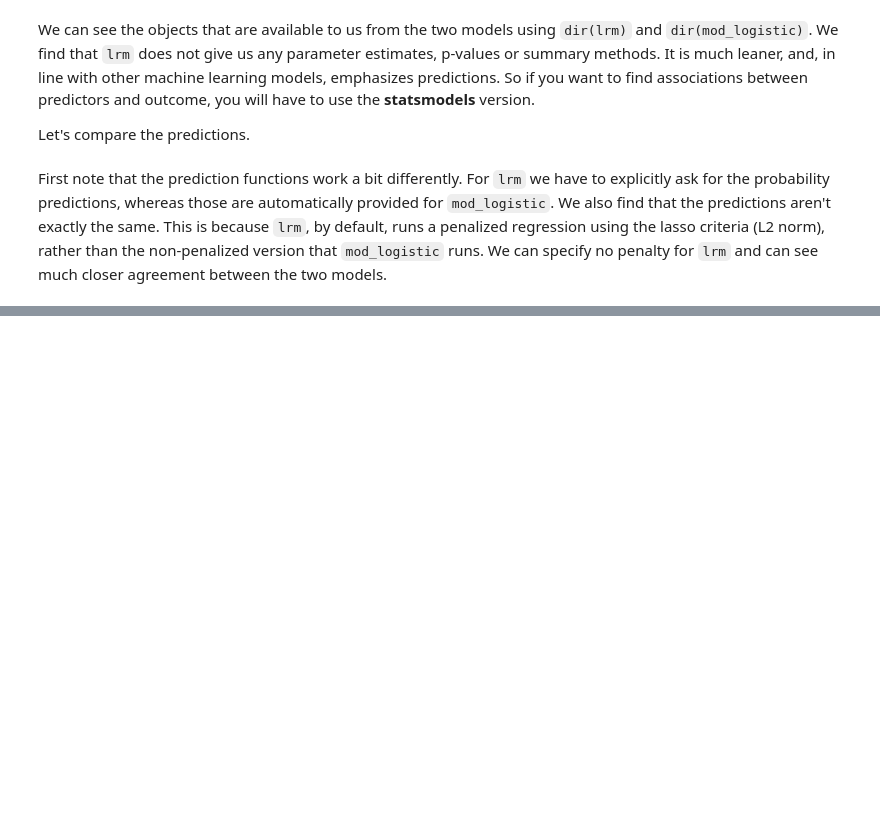
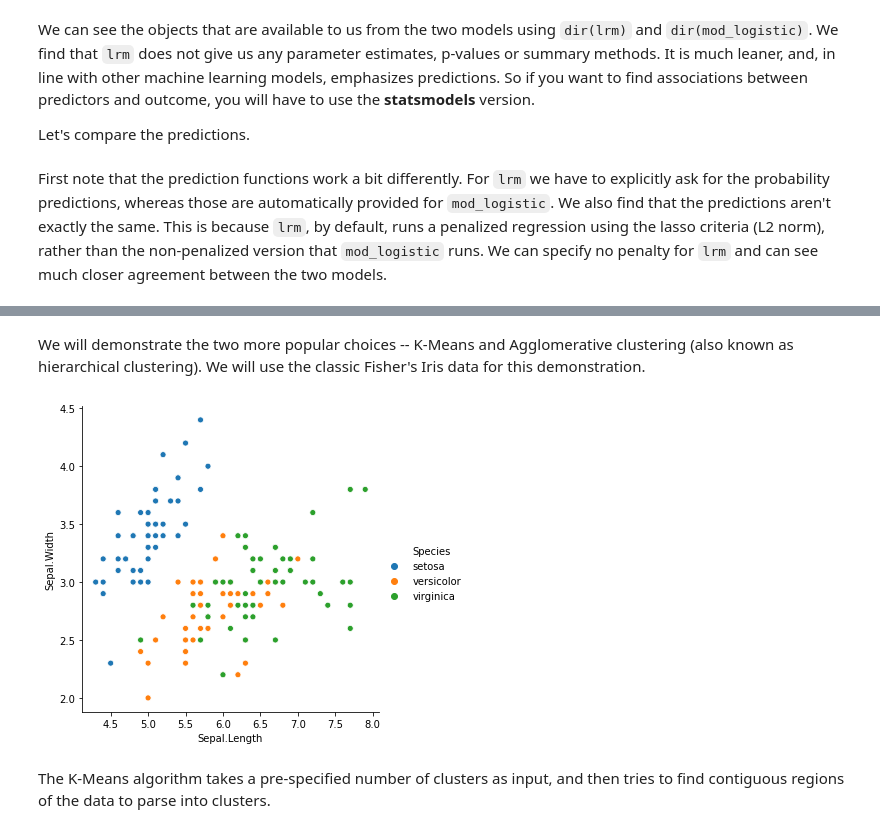
Before and after one commit to DistrictDataLabs/Brookings_Python_DS, a Jupyter notebook: 05_python_learning.ipynb, the cells around one changed output, grey strips where cells are left out. Drawn from its saved outputs; the diff is of its cells as text; code cells hidden in the pictures; blank space fills up the shorter version.

```diff
--- a/05_python_learning.ipynb
+++ b/05_python_learning.ipynb
@@ -396,0 +520,16 @@ plt.show()
+# %% [markdown]
+We will demonstrate the two more popular choices -- K-Means and Agglomerative clustering (also known as hierarchical clustering). We will use the classic Fisher's Iris data for this demonstration.
+# %%
+import statsmodels.api as sm
+import pandas as pd
+import matplotlib.pyplot as plt
+import seaborn as sns
+
+from sklearn.cluster import KMeans, AgglomerativeClustering
+
+iris = sm.datasets.get_rdataset('iris').data
+sns.relplot(data=iris, x = 'Sepal.Length',y = 'Sepal.Width', hue = 'Species');
+# %% [output]
+[figure, added]
+# %% [markdown]
+The K-Means algorithm takes a pre-specified number of clusters as input, and then tries to find contiguous regions of the data to parse into clusters.
```
Also changed, not shown: parts of 33 cells of this notebook, 1 other file.
